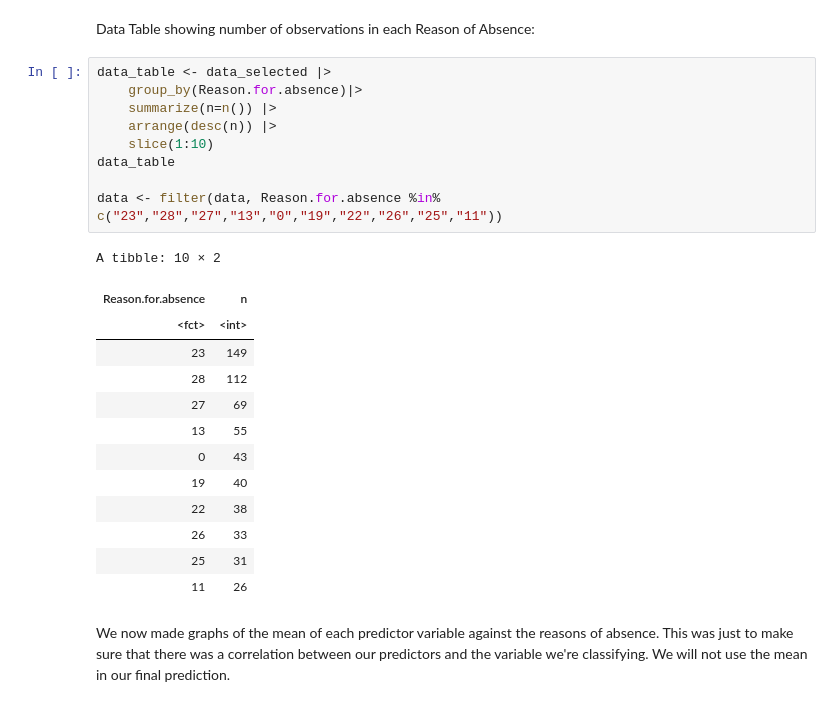
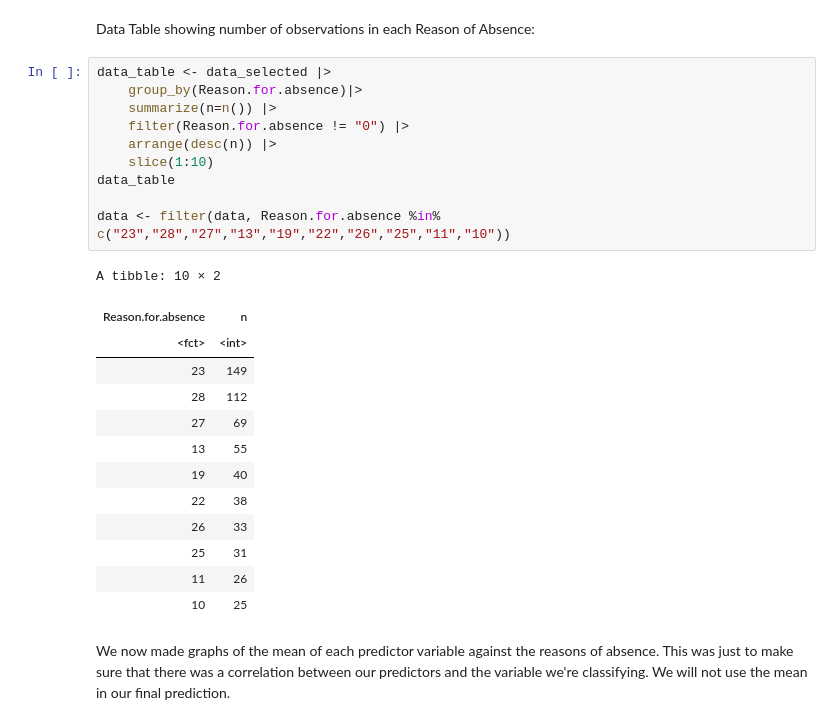
Before and after one commit to tim13246879/dsci-100-2022w1-group-87, a Jupyter notebook: Proposal.ipynb, the cells around one changed output. Drawn from its saved outputs; the diff is of its cells as text.

```diff
--- a/Proposal.ipynb
+++ b/Proposal.ipynb
@@ -25,26 +25,27 @@ Data Table showing number of observations in each Reason of Absence:
 # %%
 data_table <- data_selected |>
     group_by(Reason.for.absence)|>
     summarize(n=n()) |>
+    filter(Reason.for.absence != "0") |>
     arrange(desc(n)) |>
     slice(1:10)
 data_table
 
-data <- filter(data, Reason.for.absence %in% c("23","28","27","13","0","19","22","26","25","11"))
+data <- filter(data, Reason.for.absence %in% c("23","28","27","13","19","22","26","25","11","10"))
 # %% [output]
 A tibble: 10 × 2
 | Reason.for.absence | n |
 | <fct> | <int> |
 | 23 | 149 |
 | 28 | 112 |
 | 27 | 69 |
 | 13 | 55 |
-| 0 | 43 |
 | 19 | 40 |
 | 22 | 38 |
 | 26 | 33 |
 | 25 | 31 |
 | 11 | 26 |
+| 10 | 25 |
 # %% [markdown]
 We now made graphs of the mean of each predictor variable against the reasons of absence.
 This was just to make sure that there was a correlation between our predictors and the variable we're classifying.
```
Also changed, not shown: parts of 5 cells of this notebook.
